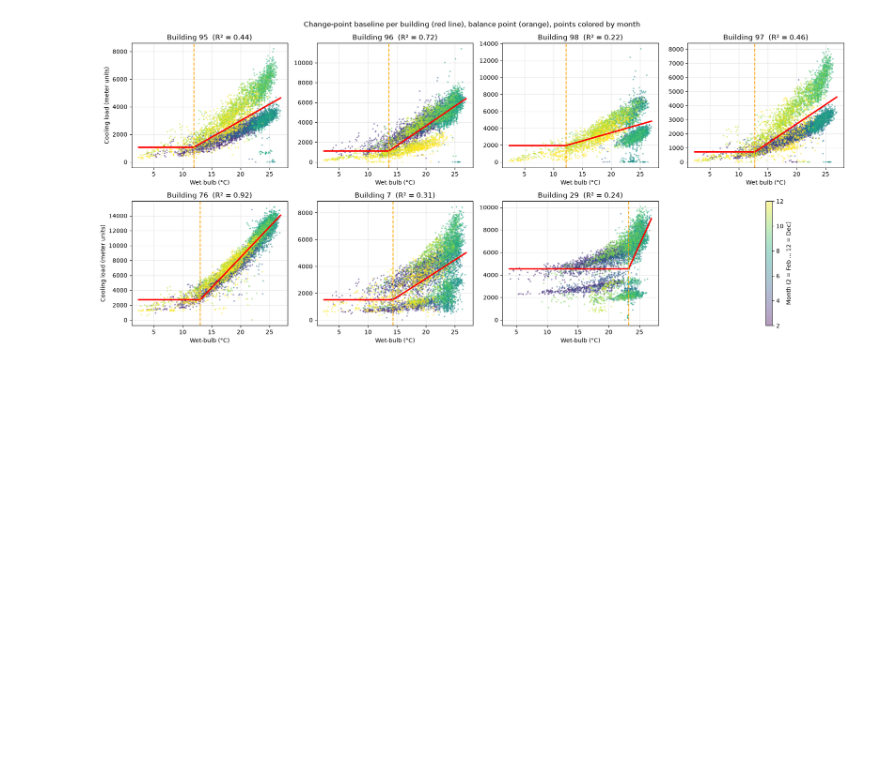
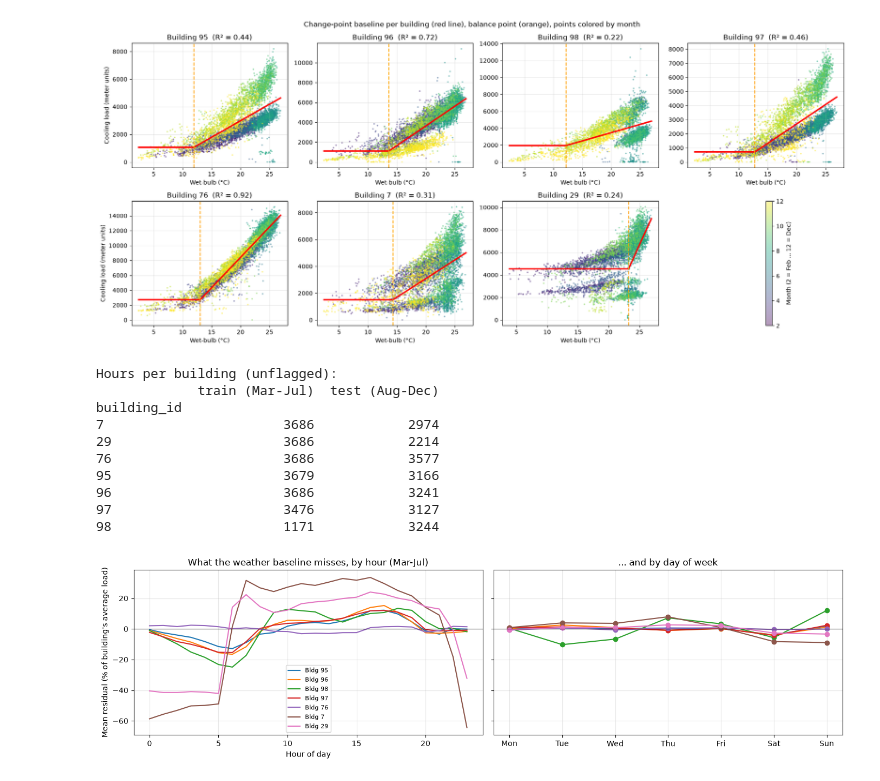
Before and after one commit to Data-Laur/cooling-check, a Jupyter notebook: cooling_check.ipynb, the cells around one changed output. Cells and saved outputs as stored; diff of their text form; code cells hidden in the pictures; blank space fills up the shorter version.

```diff
--- a/cooling_check.ipynb
+++ b/cooling_check.ipynb
@@ -445,3 +445,57 @@ plt.savefig('figures/changepoint_baselines.png', dpi=120)
 plt.show()
 # %% [output]
 [figure]
+# %%
+SPLIT_DATE = pd.Timestamp('2016-08-01')
+
+ok = data[data['flag'] == ''].copy()
+train = ok[ok['timestamp'] < SPLIT_DATE].copy()
+test = ok[ok['timestamp'] >= SPLIT_DATE].copy()
+
+train_models = {}
+for b_id in SELECTED_BUILDINGS:
+    b = train[train['building_id'] == b_id]
+    train_models[b_id] = fit_changepoint_model(b['wet_bulb'].values, b['meter_reading'].values)
+
+for df in (train, test):
+    df['baseline_pred'] = np.nan
+    for b_id, p in train_models.items():
+        m = df['building_id'] == b_id
+        df.loc[m, 'baseline_pred'] = predict_changepoint(p, df.loc[m, 'wet_bulb'].values)
+    df['residual'] = df['meter_reading'] - df['baseline_pred']
+
+print("Hours per building (unflagged):")
+print(pd.DataFrame({'train (Mar-Jul)': train.groupby('building_id').size(),
+                    'test (Aug-Dec)': test.groupby('building_id').size()}))
+
+train['residual_pct'] = 100 * train['residual'] / train.groupby('building_id')['meter_reading'].transform('mean')
+fig, axes = plt.subplots(1, 2, figsize=(14, 4), sharey=True)
+for b_id in SELECTED_BUILDINGS:
+    b = train[train['building_id'] == b_id]
+    axes[0].plot(b.groupby('hour')['residual_pct'].mean(), label=f'Bldg {b_id}')
+    axes[1].plot(b.groupby('day_of_week')['residual_pct'].mean(), marker='o')
+axes[0].set_xlabel('Hour of day')
+axes[0].set_ylabel("Mean residual (% of building's average load)")
+axes[0].set_title('What the weather baseline misses, by hour (Mar-Jul)')
+axes[1].set_xticks(range(7))
+axes[1].set_xticklabels(['Mon', 'Tue', 'Wed', 'Thu', 'Fri', 'Sat', 'Sun'])
+axes[1].set_title('... and by day of week')
+for ax in axes:
+    ax.axhline(0, color='black', lw=0.8)
+    ax.grid(alpha=0.3)
+axes[0].legend(fontsize=8)
+plt.tight_layout()
+plt.savefig('figures/residual_by_hour_and_day.png', dpi=120)
+plt.show()
+# %% [output]
+Hours per building (unflagged):
+             train (Mar-Jul)  test (Aug-Dec)
+building_id
+7                       3686            2974
+29                      3686            2214
+76                      3686            3577
+95                      3679            3166
+96                      3686            3241
+97                      3476            3127
+98                      1171            3244
+[figure, added]
```
Also changed, not shown: parts of 1 cell of this notebook, 1 other file.
